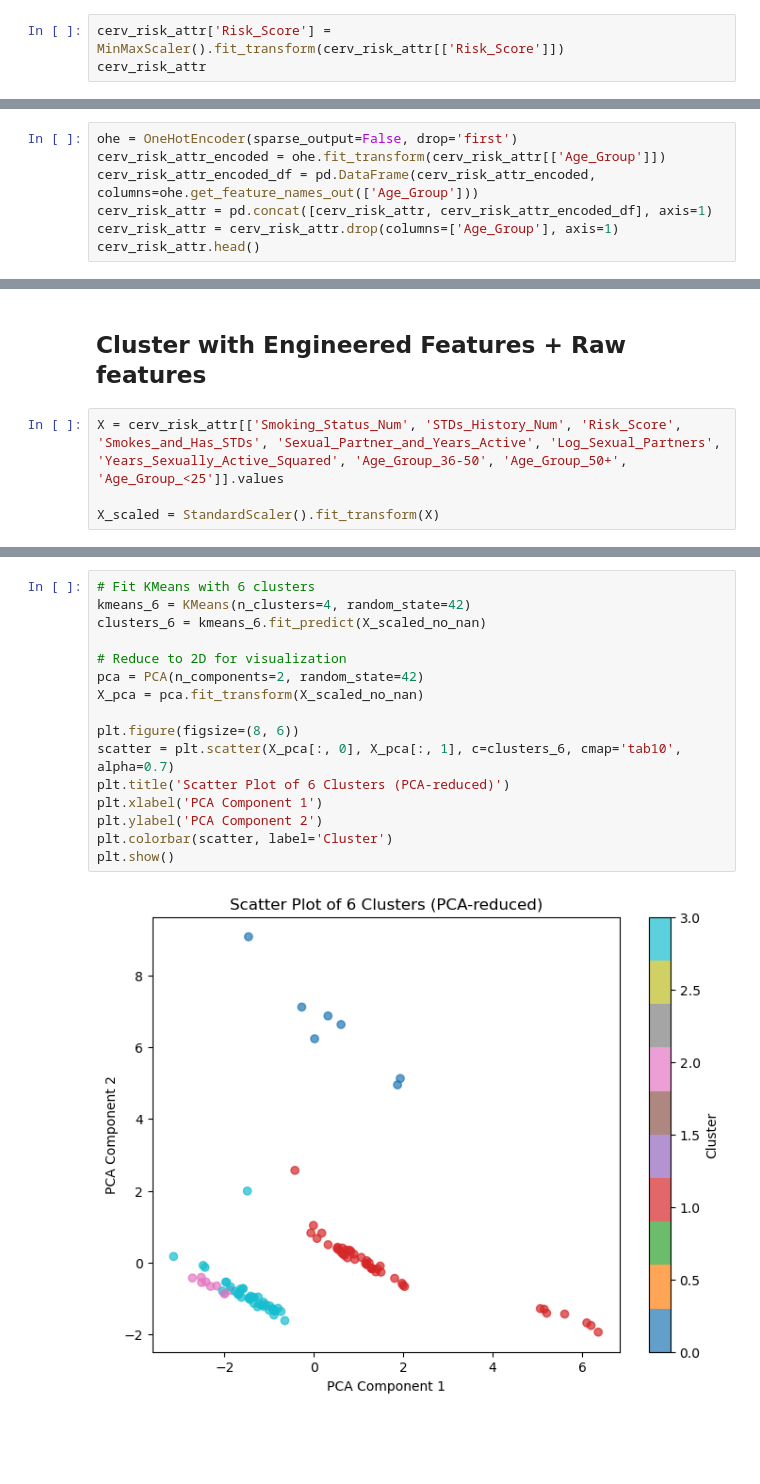
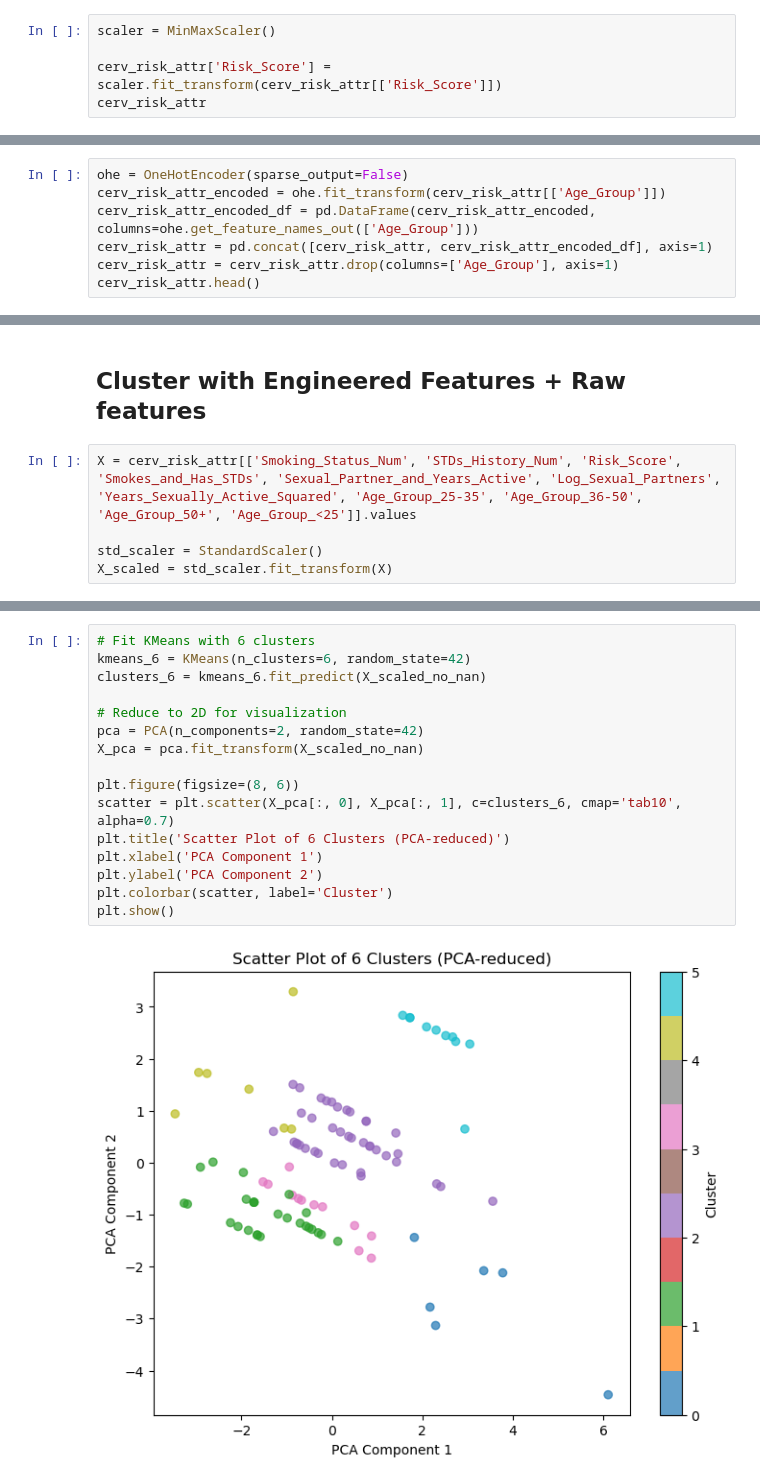
Before and after one commit to mwisechacha/shescreen-ds, a Jupyter notebook: analysis.ipynb, the cells around one changed output, grey strips where cells are left out. Saved outputs shown, nothing was run; the diff lists cells and outputs as text; blank space fills up the shorter version.

Commit message:
add risk analysis model

```diff
--- a/analysis.ipynb
+++ b/analysis.ipynb
@@ -402,5 +403,7 @@ cerv_risk_attr.head(20)
 # %%
-cerv_risk_attr['Risk_Score'] = MinMaxScaler().fit_transform(cerv_risk_attr[['Risk_Score']])
+scaler = MinMaxScaler()
+
+cerv_risk_attr['Risk_Score'] = scaler.fit_transform(cerv_risk_attr[['Risk_Score']])
 cerv_risk_attr
 # %% [output]
 |  | Age | Sexual Partners | First Sexual Activity Age | Smoking Status | STDs History | Years_Sexually_Active | ... |
@@ -419,5 +422,5 @@ cerv_risk_attr
 # %%
-ohe = OneHotEncoder(sparse_output=False, drop='first')
+ohe = OneHotEncoder(sparse_output=False)
 cerv_risk_attr_encoded = ohe.fit_transform(cerv_risk_attr[['Age_Group']])
 cerv_risk_attr_encoded_df = pd.DataFrame(cerv_risk_attr_encoded, columns=ohe.get_feature_names_out(['Age_Group']))
 cerv_risk_attr = pd.concat([cerv_risk_attr, cerv_risk_attr_encoded_df], axis=1)
@@ -434,9 +436,10 @@ cerv_risk_attr.head()
 # %% [markdown]
 ## Cluster with Engineered Features + Raw features
 # %%
-X = cerv_risk_attr[['Smoking_Status_Num', 'STDs_History_Num', 'Risk_Score', 'Smokes_and_Has_STDs', 'Sexual_Partner_and_Years_Active', 'Log_Sexual_Partners', 'Years_Sexually_Active_Squared', 'Age_Group_36-50', 'Age_Group_50+', 'Age_Group_<25']].values
+X = cerv_risk_attr[['Smoking_Status_Num', 'STDs_History_Num', 'Risk_Score', 'Smokes_and_Has_STDs', 'Sexual_Partner_and_Years_Active', 'Log_Sexual_Partners', 'Years_Sexually_Active_Squared', 'Age_Group_25-35', 'Age_Group_36-50', 'Age_Group_50+', 'Age_Group_<25']].values
 
-X_scaled = StandardScaler().fit_transform(X)
+std_scaler = StandardScaler()
+X_scaled = std_scaler.fit_transform(X)
 # %%
 # Fill NaNs in X_scaled with column means before clustering
 from sklearn.impute import SimpleImputer
@@ -482,18 +496,18 @@ k=6: Silhouette Score = 0.424
 # %%
 # Fit KMeans with 6 clusters
-kmeans_6 = KMeans(n_clusters=4, random_state=42)
+kmeans_6 = KMeans(n_clusters=6, random_state=42)
 clusters_6 = kmeans_6.fit_predict(X_scaled_no_nan)
 
 # Reduce to 2D for visualization
 pca = PCA(n_components=2, random_state=42)
 X_pca = pca.fit_transform(X_scaled_no_nan)
 
 plt.figure(figsize=(8, 6))
 scatter = plt.scatter(X_pca[:, 0], X_pca[:, 1], c=clusters_6, cmap='tab10', alpha=0.7)
 plt.title('Scatter Plot of 6 Clusters (PCA-reduced)')
 plt.xlabel('PCA Component 1')
 plt.ylabel('PCA Component 2')
 plt.colorbar(scatter, label='Cluster')
 plt.show()
 # %% [output]
-[figure, old version]
+[figure, new version]
```
Also changed, not shown: parts of 15 cells of this notebook, 1 other file.
